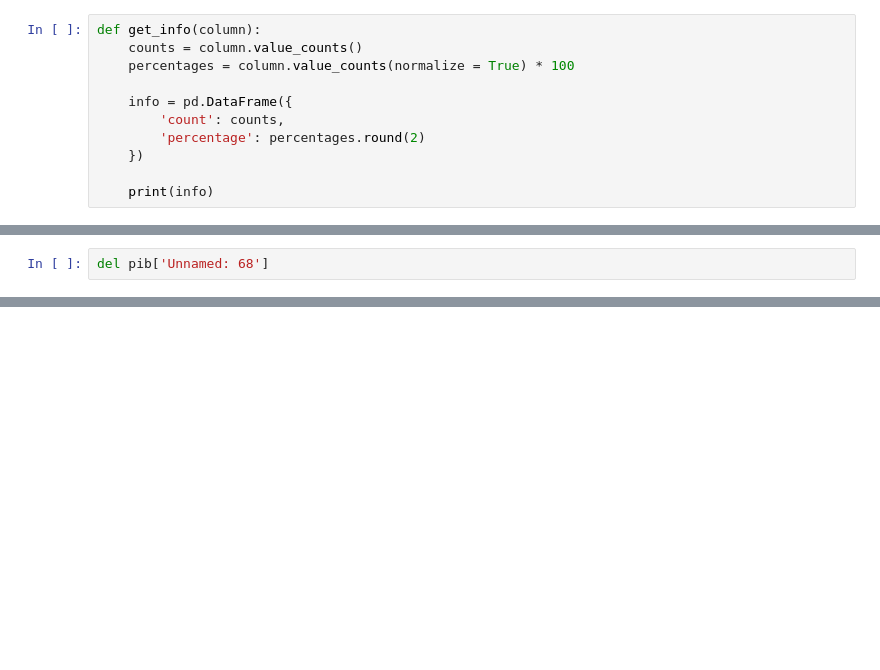
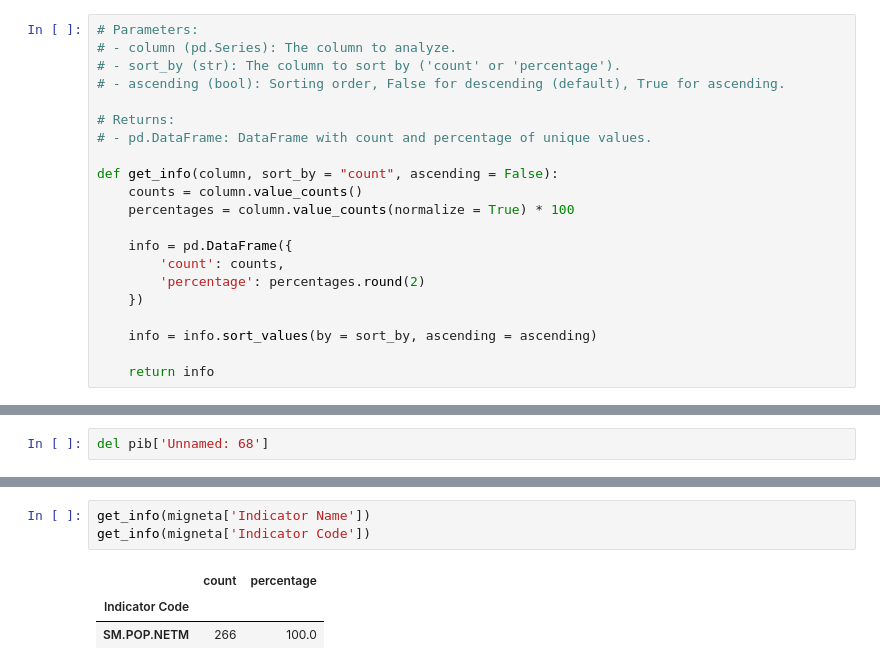
Before and after one commit to Maquililo/prueba-reclutamiento-python, a Jupyter notebook: notebook.ipynb, the cells around one changed output, grey strips where cells are left out. Drawn from its saved outputs; the diff is of its cells as text; blank space fills up the shorter version.

```diff
--- a/notebook.ipynb
+++ b/notebook.ipynb
@@ -25,14 +15,24 @@ pib = pd.read_csv(
-# %%
-def get_info(column):
-    counts = column.value_counts()
-    percentages = column.value_counts(normalize = True) * 100
-
-    info = pd.DataFrame({
-        'count': counts,
-        'percentage': percentages.round(2)
-    })
-
-    print(info)
+# %%
+# Parameters:
+# - column (pd.Series): The column to analyze.
+# - sort_by (str): The column to sort by ('count' or 'percentage').
+# - ascending (bool): Sorting order, False for descending (default), True for ascending.
+
+# Returns:
+# - pd.DataFrame: DataFrame with count and percentage of unique values.
+
+def get_info(column, sort_by = "count", ascending = False):
+    counts = column.value_counts()
+    percentages = column.value_counts(normalize = True) * 100
+
+    info = pd.DataFrame({
+        'count': counts,
+        'percentage': percentages.round(2)
+    })
+
+    info = info.sort_values(by = sort_by, ascending = ascending)
+
+    return info
 # %% [markdown]
 # Parta 1 - Estadística Descriptiva
 # %% [markdown]
@@ -165,0 +216,7 @@ Length: 64, dtype: float64
+# %%
+get_info(migneta['Indicator Name'])
+get_info(migneta['Indicator Code'])
+# %% [output]
+|  | count | percentage |
+| Indicator Code |  |  |
+| SM.POP.NETM | 266 | 100.0 |
```
Also changed, not shown: parts of 22 cells of this notebook.
